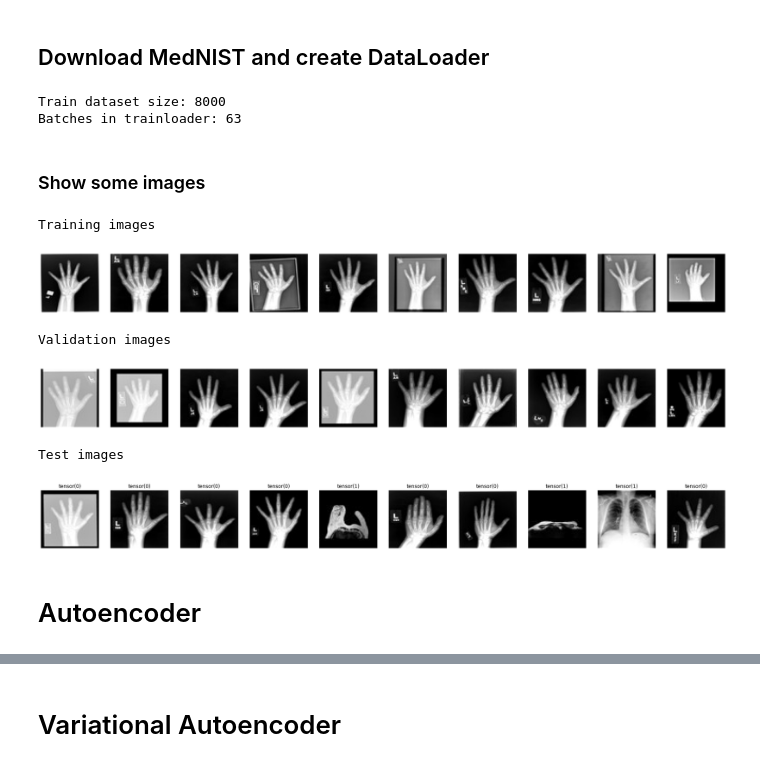
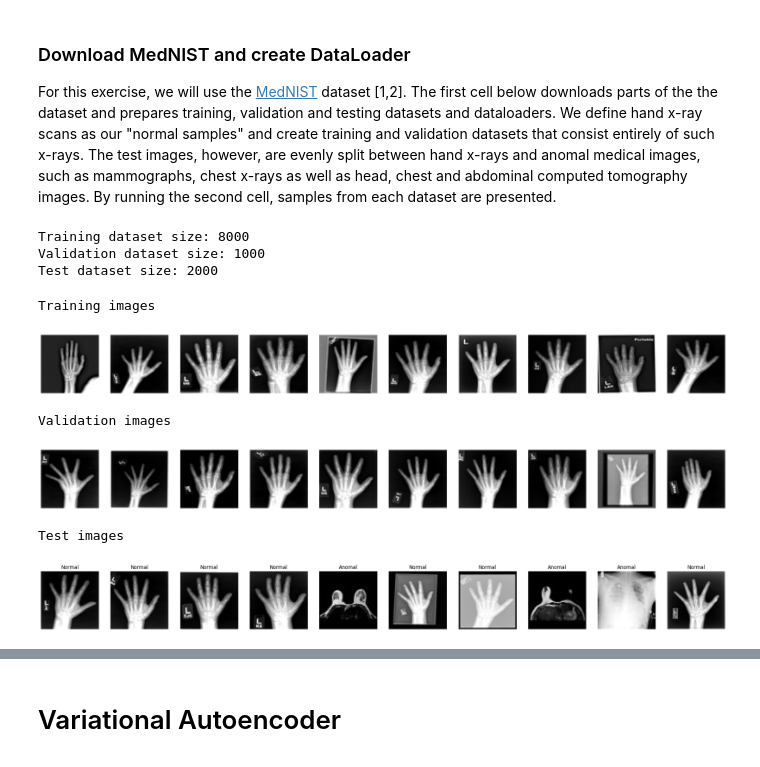
Before and after one commit to martinmenten/anomaly-detection-tutorial, a Jupyter notebook: anomaly_detection.ipynb, the cells around one changed output, grey strips where cells are left out. Saved outputs shown, nothing was run; the diff lists cells and outputs as text; code cells hidden in the pictures.

Commit message:
Added some accompanying explanations in notebook as well as references to MedNIST and MONAI.

```diff
--- a/anomaly_detection.ipynb
+++ b/anomaly_detection.ipynb
@@ -46,5 +59,7 @@ config.device = device
-# %% [markdown]
-## Download MedNIST and create DataLoader
+# %% [markdown]
+### Download MedNIST and create DataLoader
+
+For this exercise, we will use the [MedNIST](https://medmnist.com) dataset [1,2]. The first cell below downloads parts of the the dataset and prepares training, validation and testing datasets and dataloaders. We define hand x-ray scans as our "normal samples" and create training and validation datasets that consist entirely of such x-rays. The test images, however, are evenly split between hand x-rays and anomal medical images, such as mammographs, chest x-rays as well as head, chest and abdominal computed tomography images. By running the second cell, samples from each dataset are presented.
 # %%
 # Download if necessary
 download_mednist(MEDNISTDIR)
@@ -59,14 +74,15 @@ anomal_files = anomal_files[:len(normal_files)]  # Assure number of files are eq
 val_split_idx = int(len(normal_files) * config.val_split)
 test_split_idx = int(len(normal_files) * config.test_split)
 
-# Take 8000 normal images for training
+# Take 80% normal images for training
 train_files = normal_files[:val_split_idx]
 
-# Take 1000 normal images for validation
+# Take 10% normal images for validation
 val_files = normal_files[val_split_idx:test_split_idx]
 
-test_files_1 = normal_files[test_split_idx:]  # Take 1000 normal images
-test_files_2 = anomal_files[test_split_idx:]  # And 1000 anomal images for test
+# Take 10% normal images and an equal amount of anomal images
+test_files_1 = normal_files[test_split_idx:]
+test_files_2 = anomal_files[test_split_idx:]
 test_labels_1 = [0 for _ in range(len(test_files_1))]  # normal files are in-distribution -> 0
 test_labels_2 = [1 for _ in range(len(test_files_2))]  # anomal files are out-of-distribution -> 1
 test_files = test_files_1 + test_files_2
@@ -84,27 +100,26 @@ valloader = DataLoader(val_ds, batch_size=config.batch_size, shuffle=False)
 test_ds = MedNISTTestDataset(test_files, test_labels)
 testloader = DataLoader(test_ds, batch_size=config.batch_size, shuffle=True)
 
-print('Train dataset size:', len(train_ds))
-print('Batches in trainloader:', len(trainloader))
+print('Training dataset size:', len(train_ds))
+print('Validation dataset size:', len(val_ds))
+print('Test dataset size:', len(test_ds))
 # %% [output]
-Train dataset size: 8000
-Batches in trainloader: 63
+Training dataset size: 8000
+Validation dataset size: 1000
+Test dataset size: 2000
-# %% [markdown]
-### Show some images
 # %%
 print('Training images')
 plot([img for img in next(iter(trainloader))[:10, 0]])
 print('Validation images')
 plot([img for img in next(iter(valloader))[:10, 0]])
 print('Test images')
 imgs, labels = next(iter(testloader))
+labels = ["Normal" if label == 0 else "Anomal" for label in labels]
 plot([img for img in imgs[:10, 0]], titles=labels[:10])
 # %% [output]
 Training images
-[figure, old version]
+[figure, new version]
 Validation images
-[figure, old version]
+[figure, new version]
 Test images
-[figure, old version]
+[figure, new version]
-# %% [markdown]
-# Autoencoder
```
Also changed, not shown: parts of 12 cells of this notebook, 1 other file.
